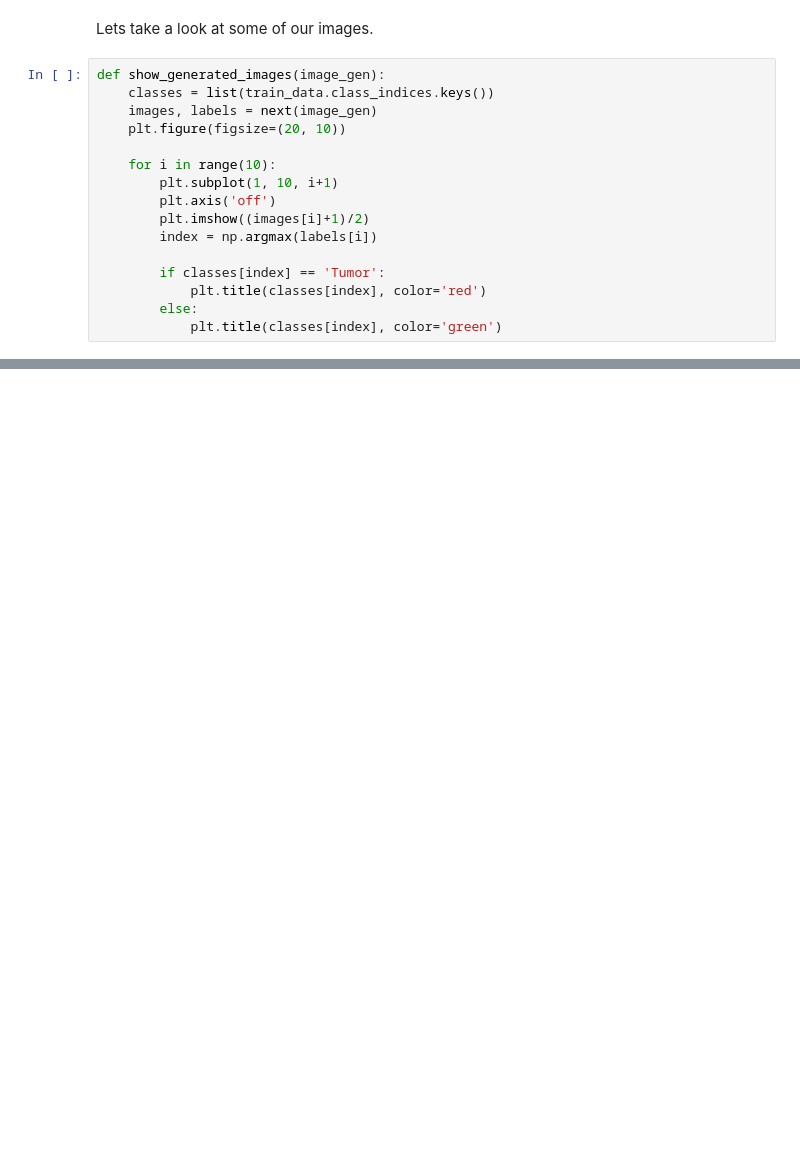
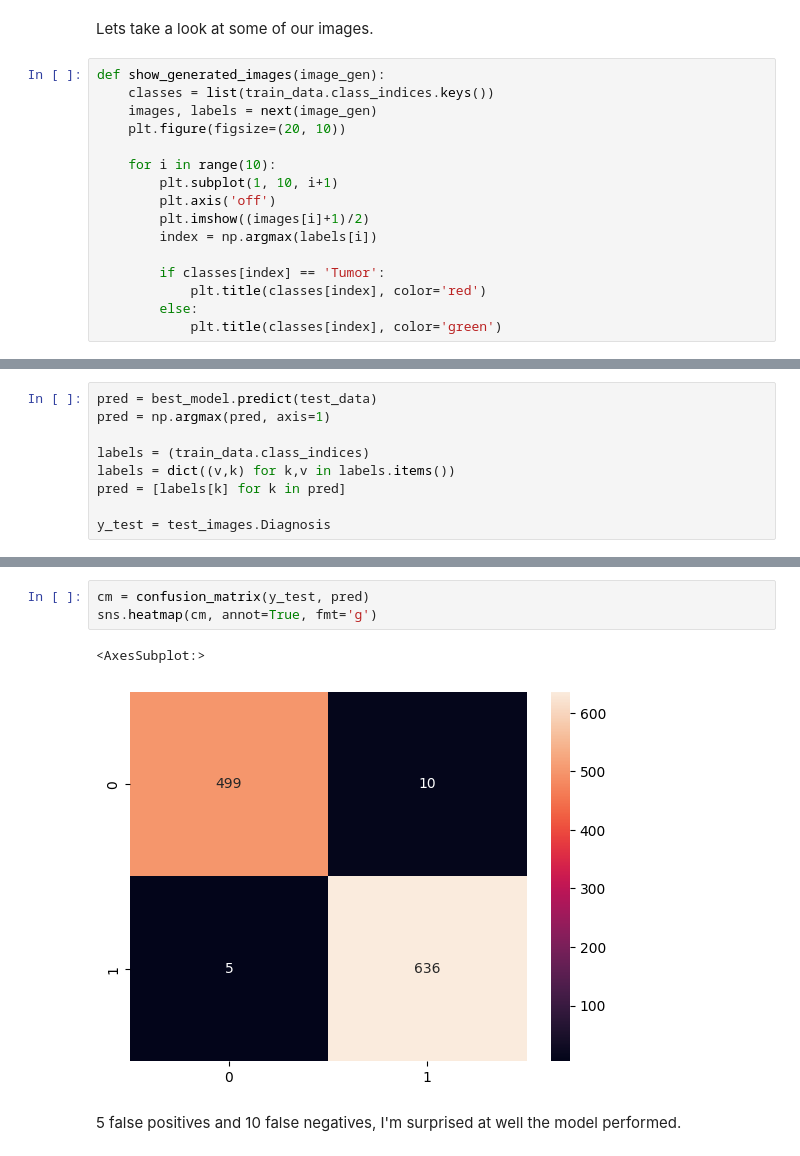
Before and after one commit to andmcllin/Tumor-Prediction-Capstone, a Jupyter notebook: TumorPredictionCapstone.ipynb, the cells around one changed output, grey strips where cells are left out. Drawn from its saved outputs; the diff is of its cells as text; blank space fills up the shorter version.

```diff
--- a/TumorPredictionCapstone.ipynb
+++ b/TumorPredictionCapstone.ipynb
@@ -102,0 +214,9 @@ show_generated_images(train_data)
+# %%
+pred = best_model.predict(test_data)
+pred = np.argmax(pred, axis=1)
+
+labels = (train_data.class_indices)
+labels = dict((v,k) for k,v in labels.items())
+pred = [labels[k] for k in pred]
+
+y_test = test_images.Diagnosis
@@ -102,0 +236,8 @@ show_generated_images(train_data)
+# %%
+cm = confusion_matrix(y_test, pred)
+sns.heatmap(cm, annot=True, fmt='g')
+# %% [output]
+<AxesSubplot:>
+[figure, added]
+# %% [markdown]
+5 false positives and 10 false negatives, I'm surprised at well the model performed.
```
Also changed, not shown: parts of 24 cells of this notebook.
